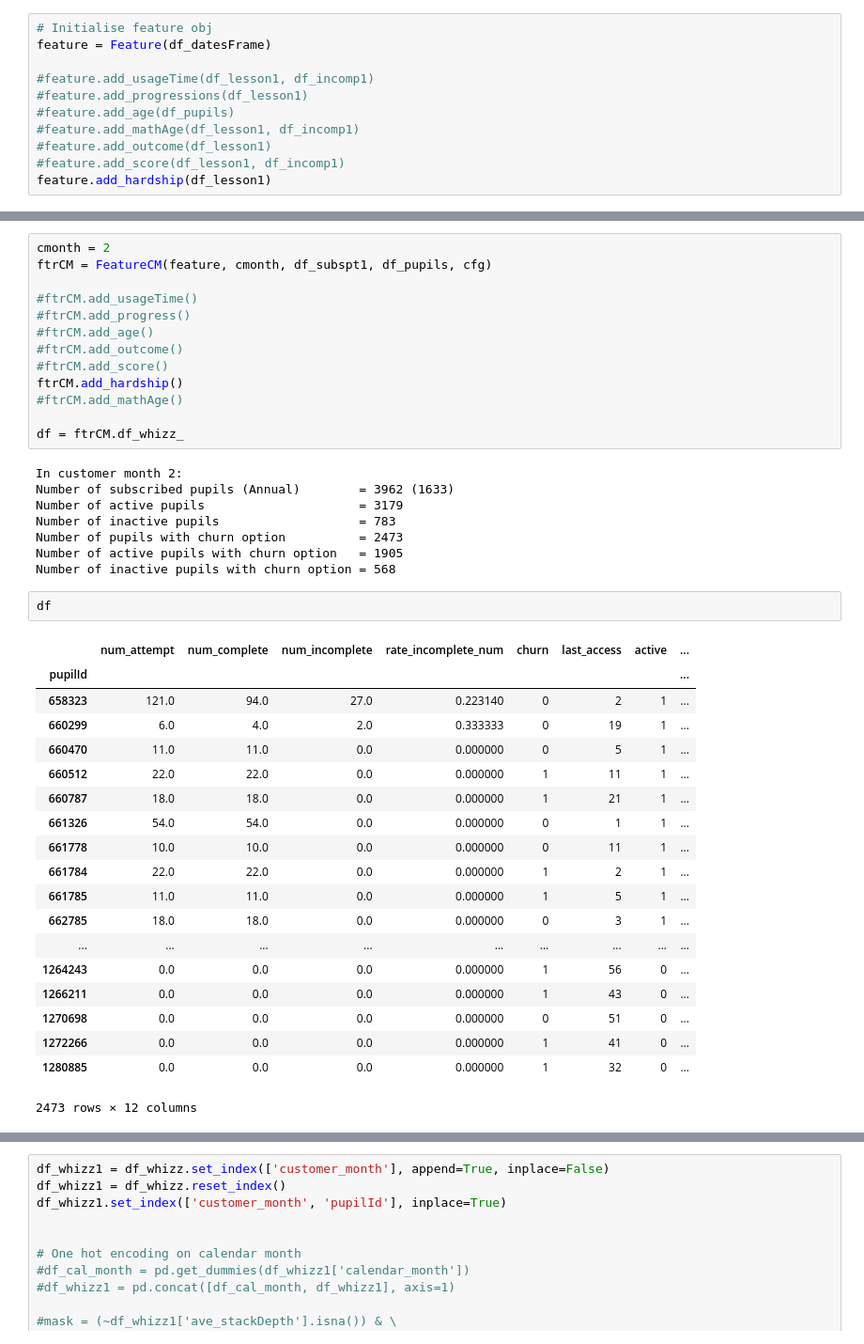
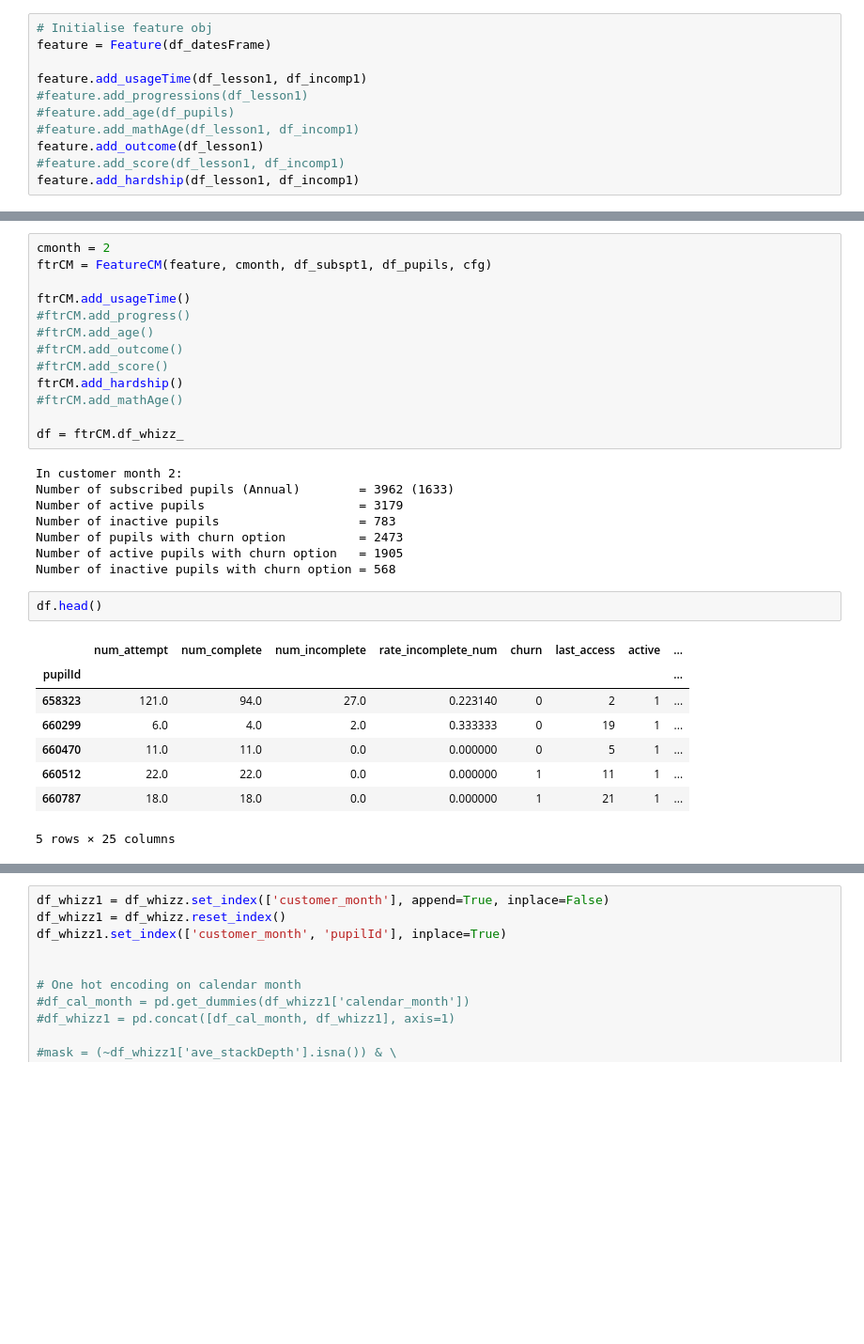
Before and after one commit to vicaws/Whizz, a Jupyter notebook: Code/Churn/Churn/NB_FeatureDefinition.ipynb, the cells around one changed output, grey strips where cells are left out. Shown at 94% size. Drawn from its saved outputs; the diff is of its cells as text; blank space fills up the shorter version.

```diff
--- a/Code/Churn/Churn/NB_FeatureDefinition.ipynb
+++ b/Code/Churn/Churn/NB_FeatureDefinition.ipynb
@@ -63,11 +63,11 @@ The dates frame has already been assigned customer month and saved in a file. Th
 # Initialise feature obj
 feature = Feature(df_datesFrame)
 
-#feature.add_usageTime(df_lesson1, df_incomp1)
+feature.add_usageTime(df_lesson1, df_incomp1)
 #feature.add_progressions(df_lesson1)
 #feature.add_age(df_pupils)
 #feature.add_mathAge(df_lesson1, df_incomp1)
-#feature.add_outcome(df_lesson1)
+feature.add_outcome(df_lesson1)
 #feature.add_score(df_lesson1, df_incomp1)
-feature.add_hardship(df_lesson1)
+feature.add_hardship(df_lesson1, df_incomp1)
 # %% [output]
@@ -78,7 +82,7 @@ feature.add_hardship(df_lesson1)
 cmonth = 2
 ftrCM = FeatureCM(feature, cmonth, df_subspt1, df_pupils, cfg)
 
-#ftrCM.add_usageTime()
+ftrCM.add_usageTime()
 #ftrCM.add_progress()
 #ftrCM.add_age()
 #ftrCM.add_outcome()
@@ -96,24 +100,13 @@ Number of pupils with churn option          = 2473
 Number of active pupils with churn option   = 1905
 Number of inactive pupils with churn option = 568
 # %%
-df
+df.head()
 # %% [output]
 |  | num_attempt | num_complete | num_incomplete | rate_incomplete_num | churn | last_access | active | ... |
 | pupilId |  |  |  |  |  |  |  | ... |
 | 658323 | 121.0 | 94.0 | 27.0 | 0.223140 | 0 | 2 | 1 | ... |
 | 660299 | 6.0 | 4.0 | 2.0 | 0.333333 | 0 | 19 | 1 | ... |
 | 660470 | 11.0 | 11.0 | 0.0 | 0.000000 | 0 | 5 | 1 | ... |
 | 660512 | 22.0 | 22.0 | 0.0 | 0.000000 | 1 | 11 | 1 | ... |
 | 660787 | 18.0 | 18.0 | 0.0 | 0.000000 | 1 | 21 | 1 | ... |
-| 661326 | 54.0 | 54.0 | 0.0 | 0.000000 | 0 | 1 | 1 | ... |
-| 661778 | 10.0 | 10.0 | 0.0 | 0.000000 | 0 | 11 | 1 | ... |
-| 661784 | 22.0 | 22.0 | 0.0 | 0.000000 | 1 | 2 | 1 | ... |
-| 661785 | 11.0 | 11.0 | 0.0 | 0.000000 | 1 | 5 | 1 | ... |
-| 662785 | 18.0 | 18.0 | 0.0 | 0.000000 | 0 | 3 | 1 | ... |
-| ... | ... | ... | ... | ... | ... | ... | ... | ... |
-| 1264243 | 0.0 | 0.0 | 0.0 | 0.000000 | 1 | 56 | 0 | ... |
-| 1266211 | 0.0 | 0.0 | 0.0 | 0.000000 | 1 | 43 | 0 | ... |
-| 1270698 | 0.0 | 0.0 | 0.0 | 0.000000 | 0 | 51 | 0 | ... |
-| 1272266 | 0.0 | 0.0 | 0.0 | 0.000000 | 1 | 41 | 0 | ... |
-| 1280885 | 0.0 | 0.0 | 0.0 | 0.000000 | 1 | 32 | 0 | ... |
-2473 rows × 12 columns
+5 rows × 25 columns
```
Also changed, not shown: parts of 7 cells of this notebook, 1 other file.
